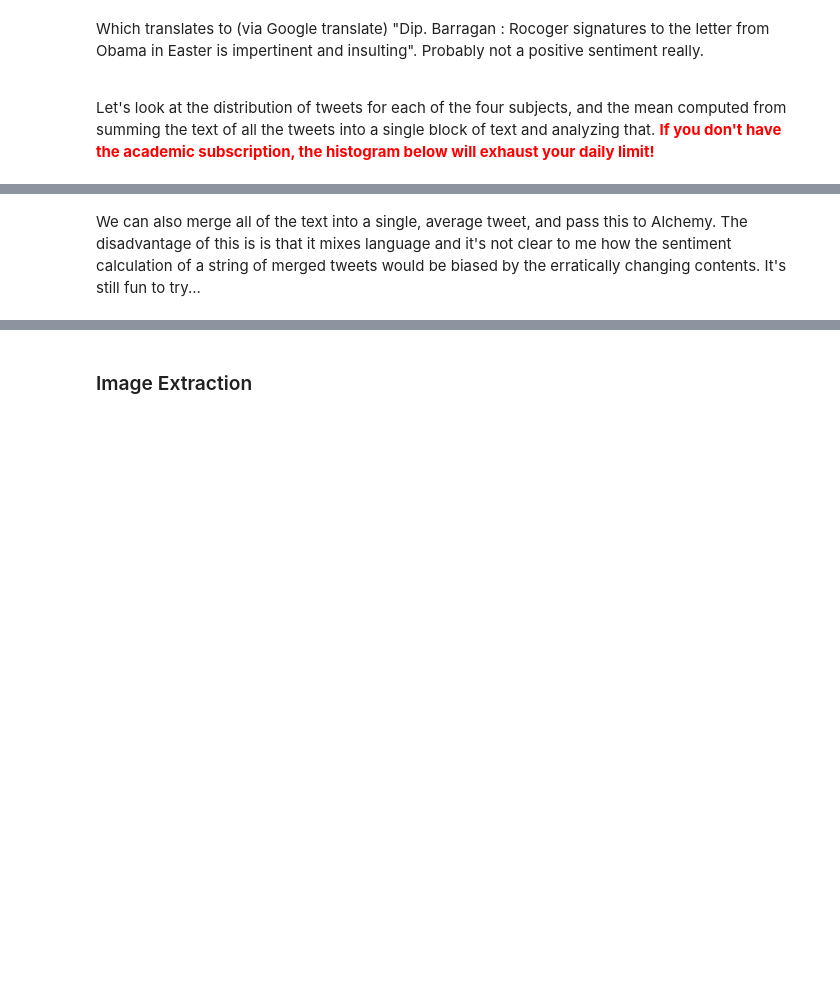
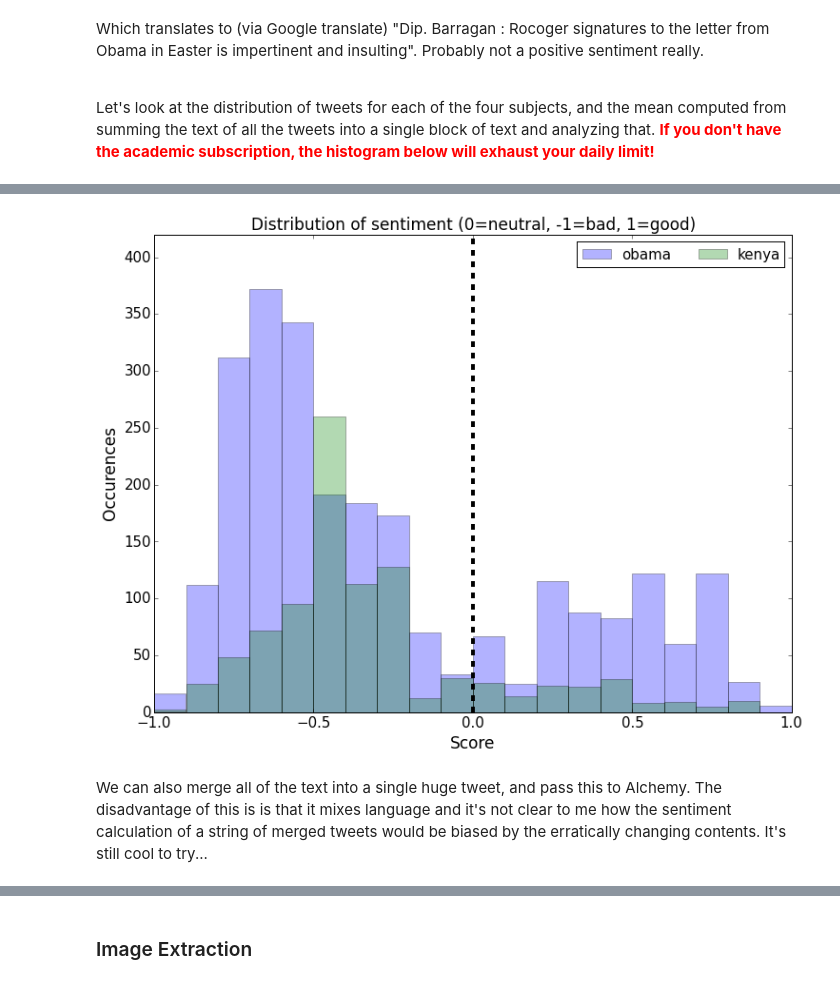
Before and after one commit to hughesadam87/twitter_play, a Jupyter notebook: tweepy_tutorial.ipynb, the cells around one changed output, grey strips where cells are left out. Saved outputs shown, nothing was run; the diff lists cells and outputs as text; code cells hidden in the pictures; blank space fills up the shorter version.

```diff
--- a/tweepy_tutorial.ipynb
+++ b/tweepy_tutorial.ipynb
@@ -904,36 +901,37 @@ plt.ylabel("Occurences");
 # %%
-#http://stackoverflow.com/questions/23617129/matplotlib-how-to-make-two-histograms-have-the-same-bin-width
 bins=np.histogram(np.hstack((-1,1)), bins=20)[1] #get the bin edges
 
 for data in [obama, kenya]:
     scores = []
     tweet_texts = data['text']
     for text in tweet_texts:
         sentiment = ALCAPI.sentiment('text', text)
         try:
             scores.append(sentiment['docSentiment']['score'])
         except KeyError:
             pass
 
-    plt.hist(map(float, scores), bins=bins, alpha=.5)
+    plt.hist(map(float, scores), bins=bins, alpha=.3)
 
 # Lock x-range, scale y by 5% padding
 plt.xlim(-1, 1)
 ymin, ymax = plt.ylim()
 plt.ylim(ymin, 1.05*ymax)
 
 # Add legend, labels
 plt.legend(['obama', 'kenya'], loc='best', ncol=2, fontsize=15)
 
 # Add a vertical line
 ymax = plt.ylim()[1]
 plt.vlines(0, 0, ymax, lw=4, linestyle='--')
 
 plt.title("Distribution of sentiment (0=neutral, -1=bad, 1=good)")
 plt.xlabel("Score")
 plt.ylabel("Occurences");
+# %% [output]
+[figure, added]
 # %% [markdown]
-We can also merge all of the text into a single, average tweet, and pass this to Alchemy.  The disadvantage of this is is that it mixes language and it's not clear to me how the sentiment calculation of a string of merged tweets would be biased by the erratically changing contents.  It's still fun to try...
+We can also merge all of the text into a single huge tweet, and pass this to Alchemy.  The disadvantage of this is is that it mixes language and it's not clear to me how the sentiment calculation of a string of merged tweets would be biased by the erratically changing contents.  It's still cool to try...
 # %%
 ALCAPI.sentiment('text', obama['text'].sum())
 # %% [output]
```
Also changed, not shown: parts of 16 cells of this notebook.
